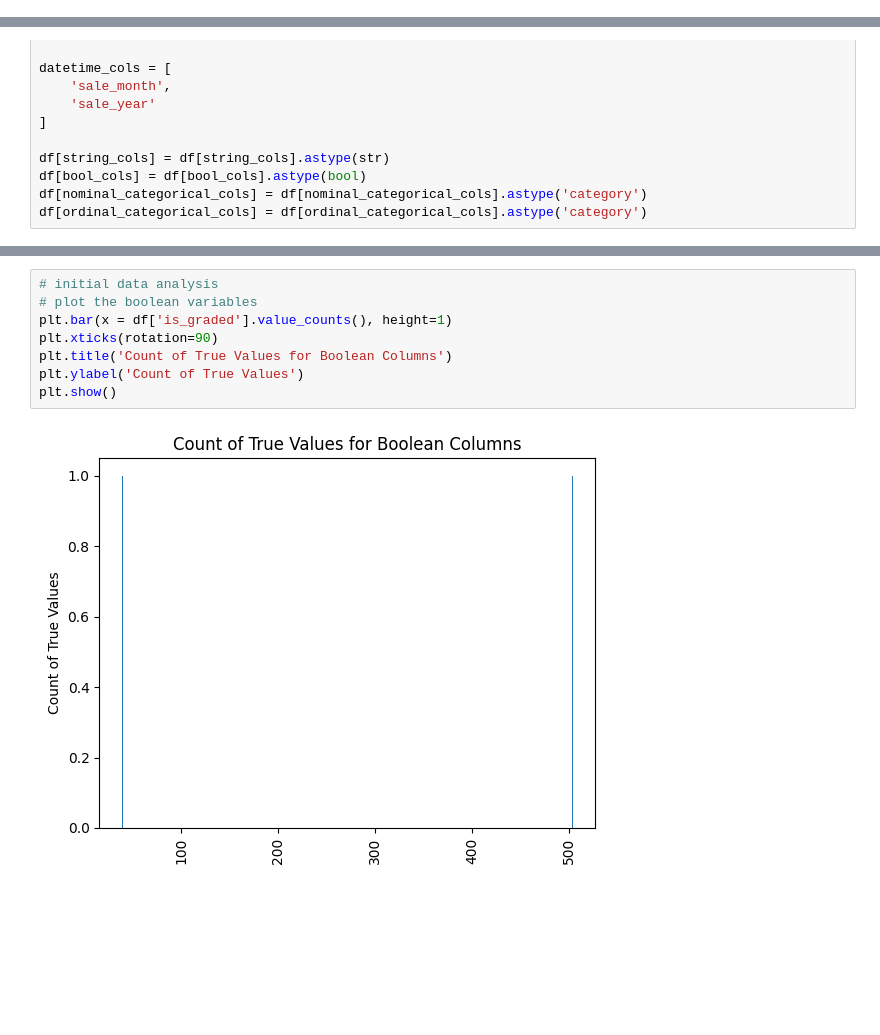
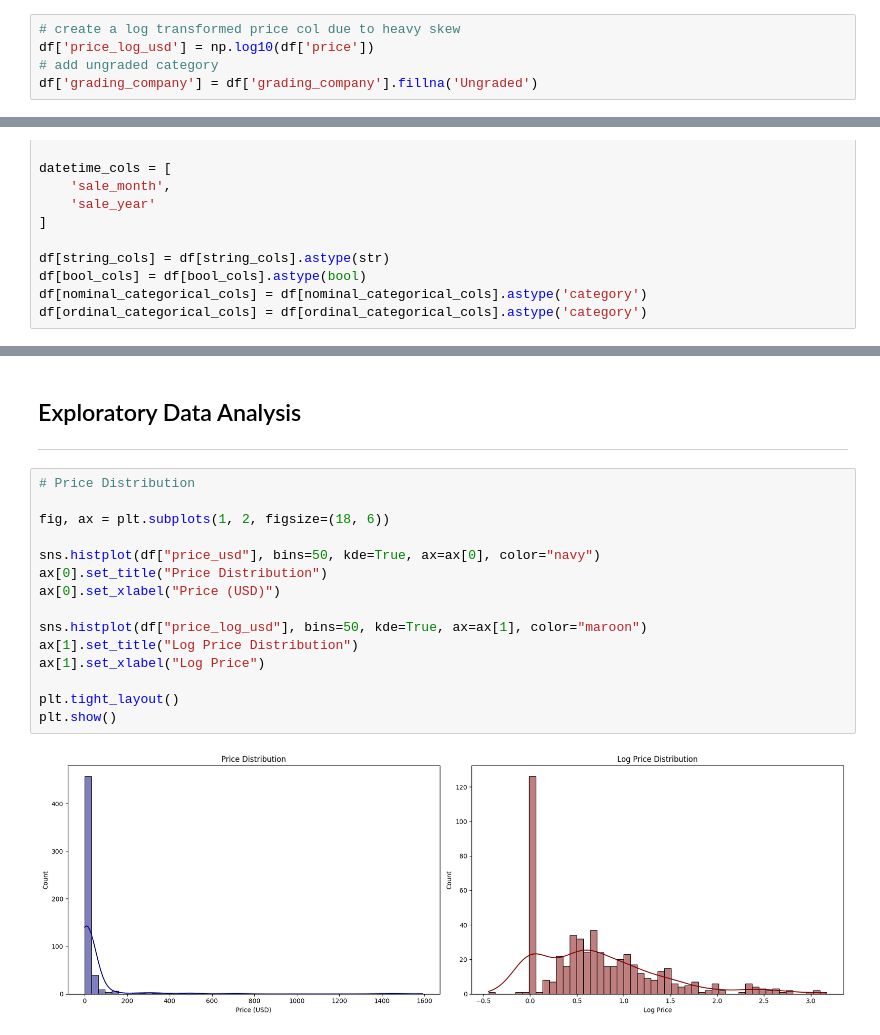
Before and after one commit to morgan1461/pokemon-card-price-predictor, a Jupyter notebook: main.ipynb, the cells around one changed output, grey strips where cells are left out. Drawn from its saved outputs; the diff is of its cells as text; blank space fills up the shorter version.

Commit message:
Conduct exploratory data analysis on some key variables for regression model

```diff
--- a/main.ipynb
+++ b/main.ipynb
@@ -70,3 +55,8 @@ df.describe(include='object')
+# %%
+# create a log transformed price col due to heavy skew
+df['price_log_usd'] = np.log10(df['price'])
+# add ungraded category
+df['grading_company'] = df['grading_company'].fillna('Ungraded')
 # %%
 # assign each col type
 string_cols = ['title']
@@ -124,10 +134,21 @@ df[ordinal_categorical_cols] = df[ordinal_categorical_cols].astype('category')
+# %% [markdown]
+## Exploratory Data Analysis
+
+---
 # %%
-# initial data analysis
-# plot the boolean variables
-plt.bar(x = df['is_graded'].value_counts(), height=1)
-plt.xticks(rotation=90)
-plt.title('Count of True Values for Boolean Columns')
-plt.ylabel('Count of True Values')
+# Price Distribution
+
+fig, ax = plt.subplots(1, 2, figsize=(18, 6))
+
+sns.histplot(df["price_usd"], bins=50, kde=True, ax=ax[0], color="navy")
+ax[0].set_title("Price Distribution")
+ax[0].set_xlabel("Price (USD)")
+
+sns.histplot(df["price_log_usd"], bins=50, kde=True, ax=ax[1], color="maroon")
+ax[1].set_title("Log Price Distribution")
+ax[1].set_xlabel("Log Price")
+
+plt.tight_layout()
 plt.show()
 # %% [output]
-[figure, old version]
+[figure, new version]
```
Also changed, not shown: parts of 12 cells of this notebook.
